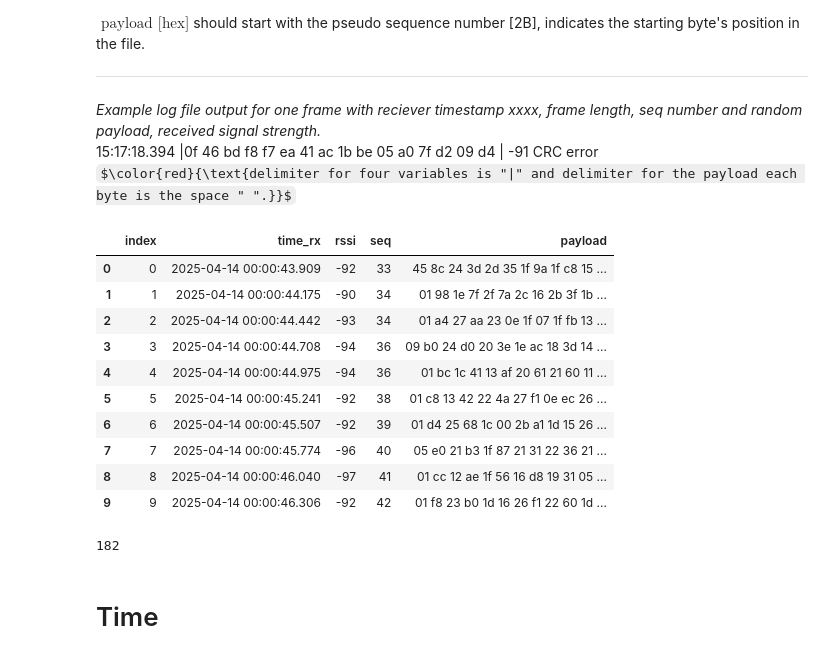
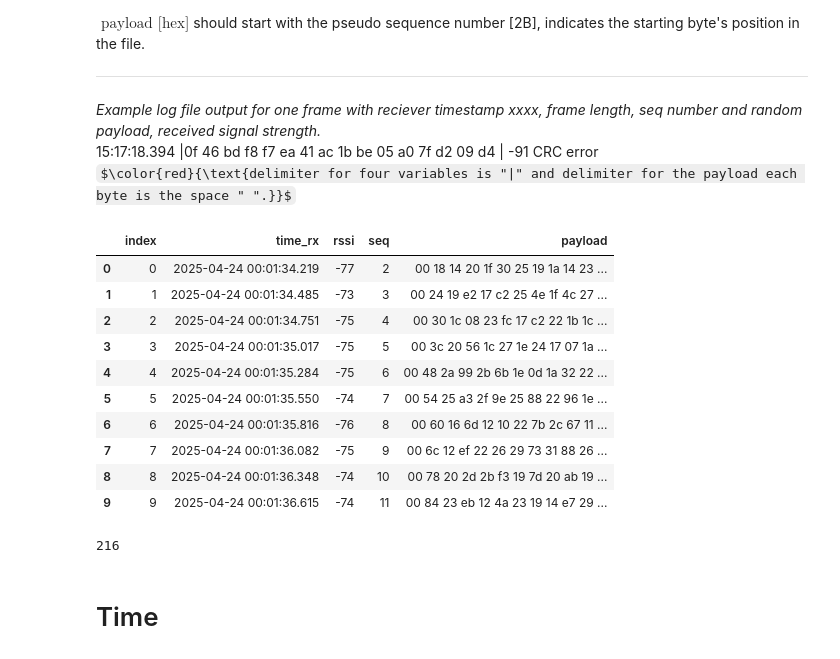
Before and after one commit to masken98/WcnesProject2025, a Jupyter notebook: stats/statistics.ipynb, the cells around one changed output. Cells and saved outputs as stored; diff of their text form; code cells hidden in the pictures; some formulas as TeX source.

```diff
--- a/stats/statistics.ipynb
+++ b/stats/statistics.ipynb
@@ -29,30 +29,30 @@ MAX_SEQ = 256 # (decimal) maximum seq number defined by the length of the seq, t
 <br>$\color{red}{\text{delimiter for four variables is "|" and delimiter for the payload each byte is the space " ".}}$
 # %%
 # define the file name
-filename = "base4036dist130"
+filename = "test4"
 # import file to jupyter notebook
 df = readfile("./" + filename + ".txt")
 # check the imported data first 10 lines
 df.head(10)
 # %% [output]
 |  | index | time_rx | rssi | seq | payload |
-| 0 | 0 | 2025-04-14 00:00:43.909 | -92 | 33 | 45 8c 24 3d 2d 35 1f 9a 1f c8 15 ... |
-| 1 | 1 | 2025-04-14 00:00:44.175 | -90 | 34 | 01 98 1e 7f 2f 7a 2c 16 2b 3f 1b ... |
-| 2 | 2 | 2025-04-14 00:00:44.442 | -93 | 34 | 01 a4 27 aa 23 0e 1f 07 1f fb 13 ... |
-| 3 | 3 | 2025-04-14 00:00:44.708 | -94 | 36 | 09 b0 24 d0 20 3e 1e ac 18 3d 14 ... |
-| 4 | 4 | 2025-04-14 00:00:44.975 | -94 | 36 | 01 bc 1c 41 13 af 20 61 21 60 11 ... |
-| 5 | 5 | 2025-04-14 00:00:45.241 | -92 | 38 | 01 c8 13 42 22 4a 27 f1 0e ec 26 ... |
-| 6 | 6 | 2025-04-14 00:00:45.507 | -92 | 39 | 01 d4 25 68 1c 00 2b a1 1d 15 26 ... |
-| 7 | 7 | 2025-04-14 00:00:45.774 | -96 | 40 | 05 e0 21 b3 1f 87 21 31 22 36 21 ... |
-| 8 | 8 | 2025-04-14 00:00:46.040 | -97 | 41 | 01 cc 12 ae 1f 56 16 d8 19 31 05 ... |
-| 9 | 9 | 2025-04-14 00:00:46.306 | -92 | 42 | 01 f8 23 b0 1d 16 26 f1 22 60 1d ... |
+| 0 | 0 | 2025-04-24 00:01:34.219 | -77 | 2 | 00 18 14 20 1f 30 25 19 1a 14 23 ... |
+| 1 | 1 | 2025-04-24 00:01:34.485 | -73 | 3 | 00 24 19 e2 17 c2 25 4e 1f 4c 27 ... |
+| 2 | 2 | 2025-04-24 00:01:34.751 | -75 | 4 | 00 30 1c 08 23 fc 17 c2 22 1b 1c ... |
+| 3 | 3 | 2025-04-24 00:01:35.017 | -75 | 5 | 00 3c 20 56 1c 27 1e 24 17 07 1a ... |
+| 4 | 4 | 2025-04-24 00:01:35.284 | -75 | 6 | 00 48 2a 99 2b 6b 1e 0d 1a 32 22 ... |
+| 5 | 5 | 2025-04-24 00:01:35.550 | -74 | 7 | 00 54 25 a3 2f 9e 25 88 22 96 1e ... |
+| 6 | 6 | 2025-04-24 00:01:35.816 | -76 | 8 | 00 60 16 6d 12 10 22 7b 2c 67 11 ... |
+| 7 | 7 | 2025-04-24 00:01:36.082 | -75 | 9 | 00 6c 12 ef 22 26 29 73 31 88 26 ... |
+| 8 | 8 | 2025-04-24 00:01:36.348 | -74 | 10 | 00 78 20 2d 2b f3 19 7d 20 ab 19 ... |
+| 9 | 9 | 2025-04-24 00:01:36.615 | -74 | 11 | 00 84 23 eb 12 4a 23 19 14 e7 29 ... |
 # %%
 # delete packets of invalid length (aka. error in length field at variable receiver length config) (PAYLOADSIZE + 2B pesudo sequence number)
 test = df[df.payload.apply(lambda x: len(x)==((PAYLOADSIZE)*3-1))]
 test.reset_index(inplace=True)
 print(len(test))
 # %% [output]
-182
+216
 # %% [markdown]
 # Time
 # %% [markdown]
```
Also changed, not shown: parts of 4 cells of this notebook, 2 other files.
